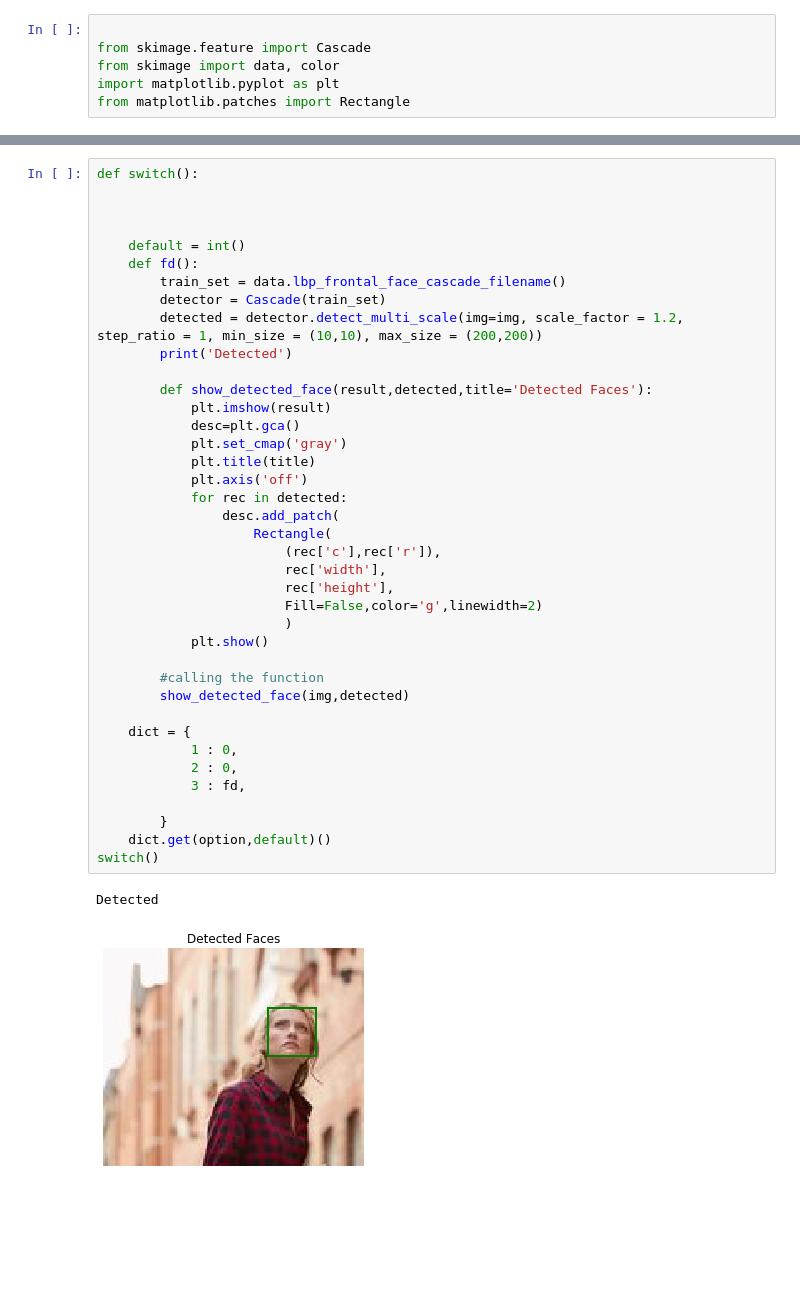
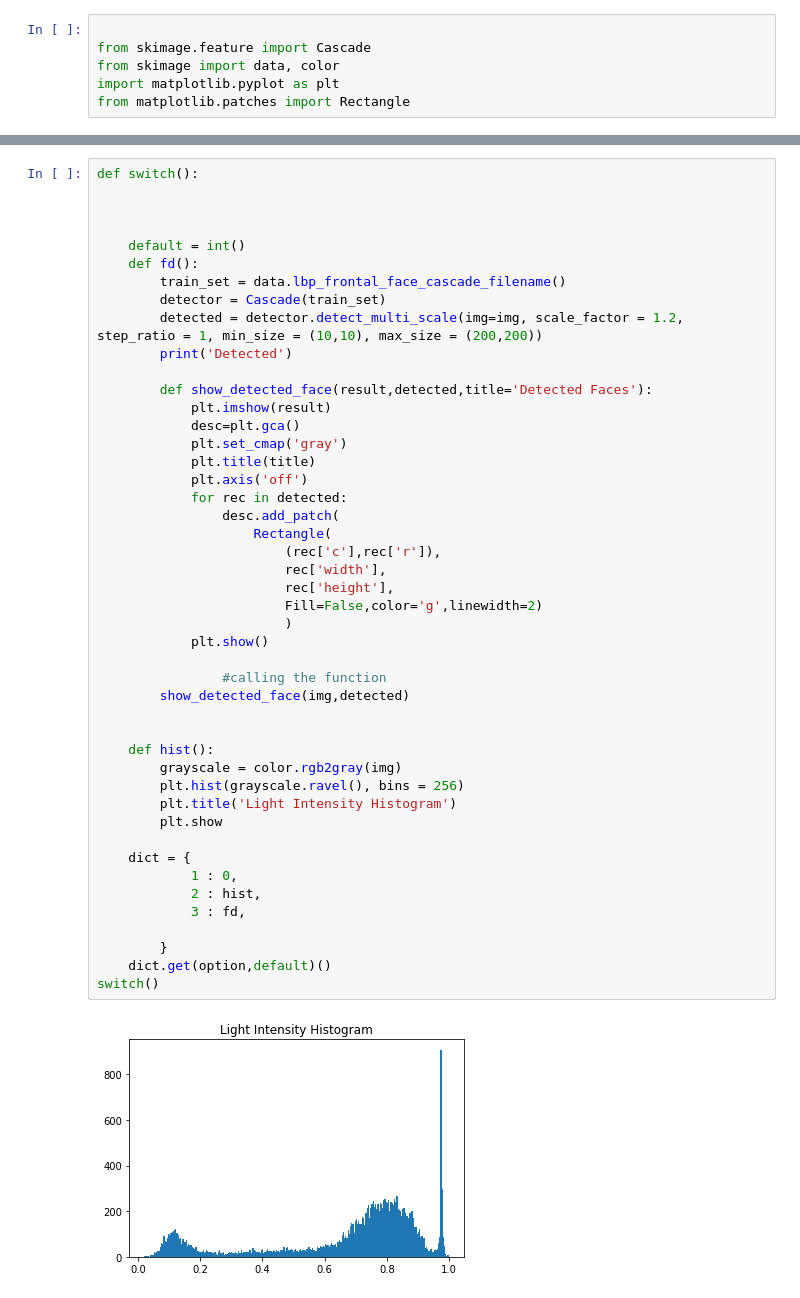
Before and after one commit to Aditya7feb/python_image_processor, a Jupyter notebook: Main.ipynb, the cells around one changed output, grey strips where cells are left out. Saved outputs shown, nothing was run; the diff lists cells and outputs as text; blank space fills up the shorter version.

Commit message:
added functionality - B/w  Histogram

```diff
--- a/Main.ipynb
+++ b/Main.ipynb
@@ -47,34 +52,40 @@ def switch():
         detector = Cascade(train_set)
         detected = detector.detect_multi_scale(img=img, scale_factor = 1.2, step_ratio = 1, min_size = (10,10), max_size = (200,200))
         print('Detected')
 
         def show_detected_face(result,detected,title='Detected Faces'):
             plt.imshow(result)
             desc=plt.gca()
             plt.set_cmap('gray')
             plt.title(title)
             plt.axis('off')
             for rec in detected:
                 desc.add_patch(
                     Rectangle(
                         (rec['c'],rec['r']),
                         rec['width'],
                         rec['height'],
                         Fill=False,color='g',linewidth=2)
                         )
             plt.show()
 
-        #calling the function
+                #calling the function
         show_detected_face(img,detected)
+
+
+    def hist():
+        grayscale = color.rgb2gray(img)
+        plt.hist(grayscale.ravel(), bins = 256)
+        plt.title('Light Intensity Histogram')
+        plt.show
 
     dict = {
             1 : 0,
-            2 : 0,
+            2 : hist,
             3 : fd,
 
         }
     dict.get(option,default)()
 switch()
 # %% [output]
-Detected
-[figure, old version]
+[figure, new version]
```
Also changed, not shown: parts of 3 cells of this notebook, 1 other file.
